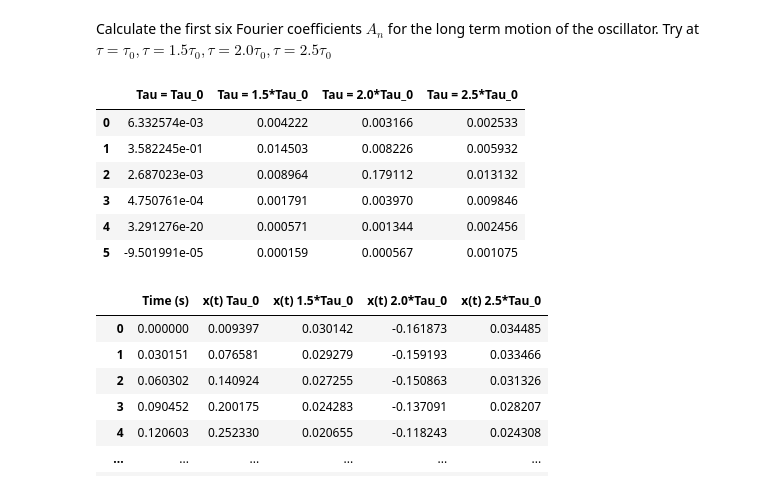
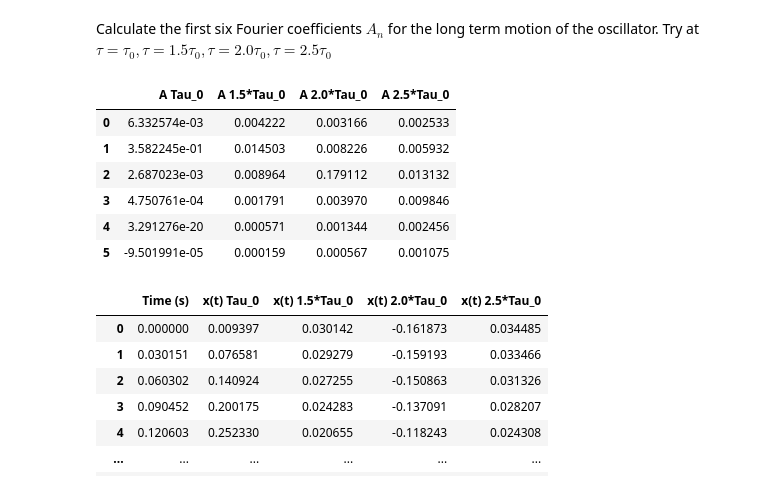
Before and after one commit to jhildebrand22/HW-PS353, a Jupyter notebook: 5_52.ipynb, the cells around one changed output. Cells and saved outputs as stored; diff of their text form; code cells hidden in the pictures.

```diff
--- a/5_52.ipynb
+++ b/5_52.ipynb
@@ -58,17 +57,17 @@ def cases(tau):
     if m == 0:
       As.append((f_0(tau)/omega_0**2))
     else:
-      As.append(Amp_n(m,(2*p/tau)))
+      As.append(Amp_n(m,(2*np.pi/tau)))
   return As
 # %%
 df = pd.DataFrame()
-df['Tau = Tau_0'] = cases(tau_0)
-df['Tau = 1.5*Tau_0'] = cases(1.5*tau_0)
-df['Tau = 2.0*Tau_0'] = cases(2.0*tau_0)
-df['Tau = 2.5*Tau_0'] = cases(2.5*tau_0)
+df['A Tau_0'] = cases(tau_0)
+df['A 1.5*Tau_0'] = cases(1.5*tau_0)
+df['A 2.0*Tau_0'] = cases(2.0*tau_0)
+df['A 2.5*Tau_0'] = cases(2.5*tau_0)
 df
 # %% [output]
-|  | Tau = Tau_0 | Tau = 1.5*Tau_0 | Tau = 2.0*Tau_0 | Tau = 2.5*Tau_0 |
+|  | A Tau_0 | A 1.5*Tau_0 | A 2.0*Tau_0 | A 2.5*Tau_0 |
 | 0 | 6.332574e-03 | 0.004222 | 0.003166 | 0.002533 |
 | 1 | 3.582245e-01 | 0.014503 | 0.008226 | 0.005932 |
 | 2 | 2.687023e-03 | 0.008964 | 0.179112 | 0.013132 |
```
Also changed, not shown: parts of 3 cells of this notebook.
